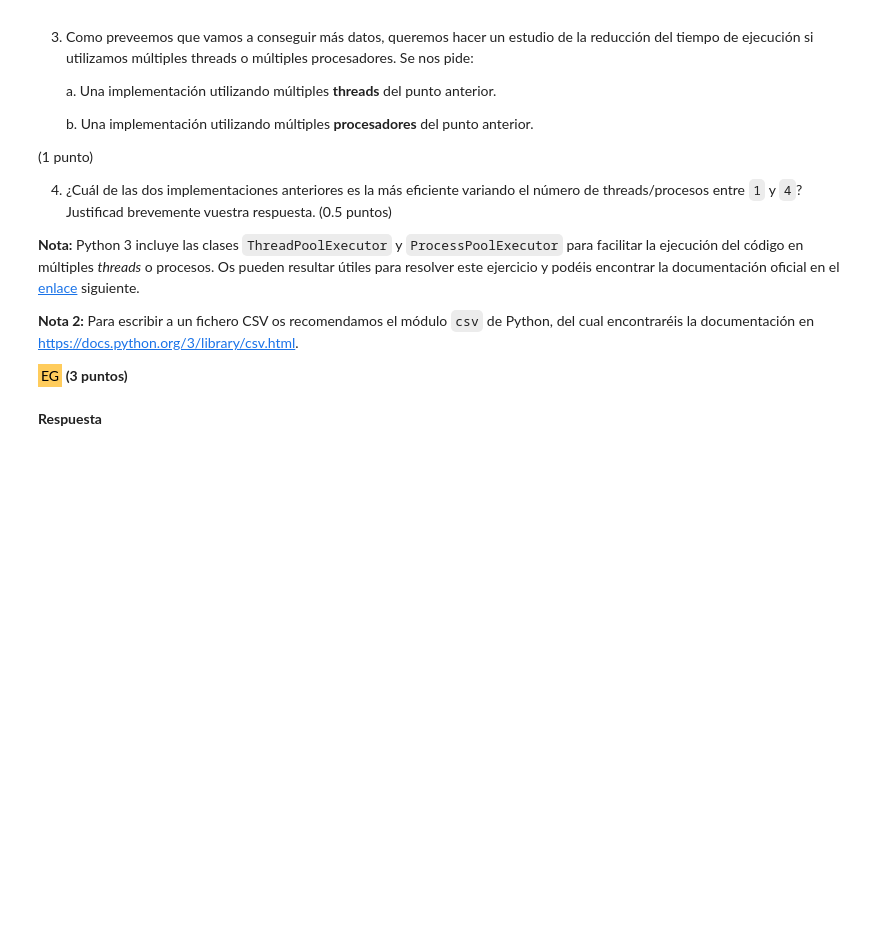
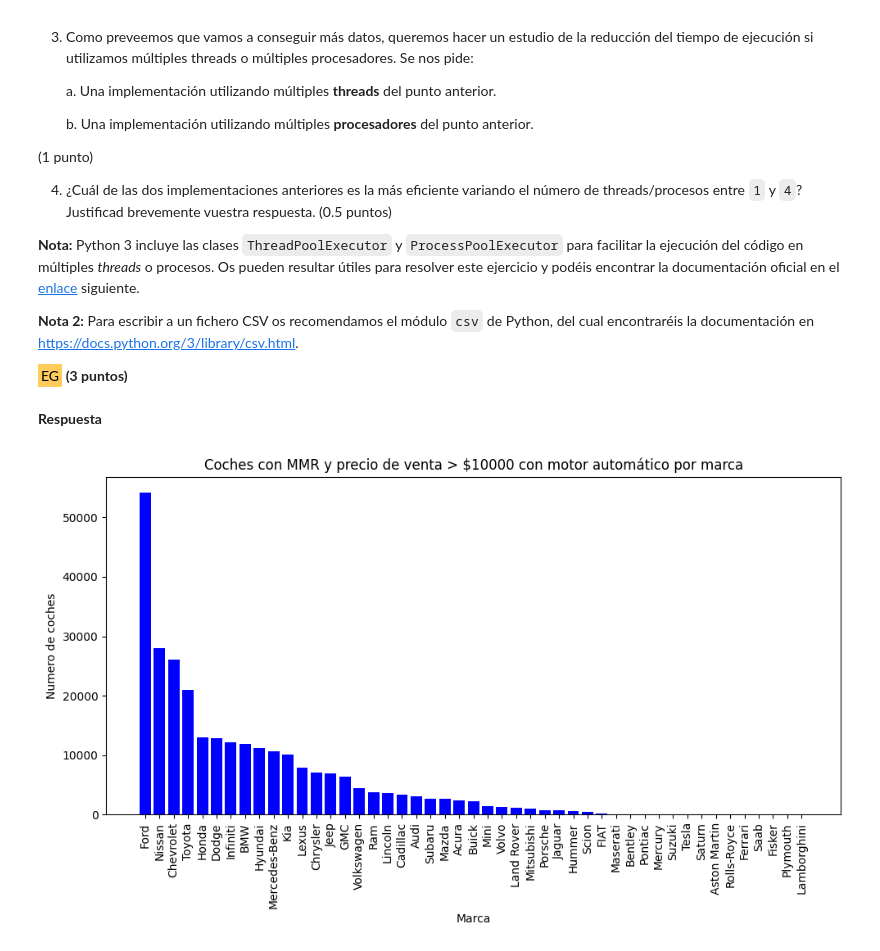
Before and after one commit to aloarte/pcd_solutions, a Jupyter notebook: PEC3/ES-PEC3-enun.ipynb, the cells around one changed output. Drawn from its saved outputs; the diff is of its cells as text; code cells hidden in the pictures; blank space fills up the shorter version.

Commit message:
PAC3 Ejercicio 5.1

```diff
--- a/PEC3/ES-PEC3-enun.ipynb
+++ b/PEC3/ES-PEC3-enun.ipynb
@@ -608,3 +608,94 @@ Como prueba de concepto nos piden hacer un implementación **secuencial**, es de
 <span style="font-family: Courier New; background-color: #ffcc5c; color: #000000; padding: 3px; ">EG</span> **(3 puntos)**
 # %% [markdown]
 **Respuesta**
+# %%
+import csv
+import matplotlib.pyplot as plt
+
+# Ejercicio 5.1
+
+def get_transmission_translate(transmission:str) -> str:
+    """
+    Traduce el texto de la trasmisión de inglés a español
+
+    :param transmission: texto en inglés
+    :return: texto traducido
+    """
+    if transmission=="automatic":
+        return "automático"
+    elif transmission=="manual":
+        return "manual"
+    else:
+        return "sin definir"
+
+def plot_data(car_makes:list, car_counts:list, transmission_criteria:str):
+    """
+    Dibuja en una gráfica los datos de las marcas de los coches y su número,
+    marcando en el índice el tipo de trasmisión que tienen los datos.
+
+    :param car_makes: lista con los marcas de los coches
+    :param car_counts: lista con el conteo de coches por marca
+    :param transmission_criteria: tipo de trasmisión de los coches
+    """
+    plt.figure(figsize=(10, 6))
+    plt.bar(car_makes, car_counts, color='blue')
+    plt.xlabel('Marca')
+    plt.ylabel('Numero de coches')
+    plt.title(f'Coches con MMR y precio de venta > $10000 con motor {get_transmission_translate(transmission_criteria)} por marca')
+    plt.xticks(rotation=90)
+    plt.tight_layout()
+    plt.show()
+
+def read_and_group_file(csv_file:str,transmission_criteria:str) -> dict:
+    """
+    Lee el fichero CSV a partir de un path para agrupar todos los
+    coches que cumplan la condición bajo la misma marca y contarlos.
+
+    :param csv_file: ruta al CSV con los datos
+    :param transmission_criteria: tipo de trasmisión de los coches
+    """
+    # Uso un diccionario donde guardaré como clave la marca y como valor el conteo
+    grouped_cars_by_make = {}
+    with open(csv_file, 'r') as file:
+        # Leo el fichero usando la librería CSV
+        reader = csv.DictReader(file)
+        # Recorro row por row (una row es cada coche) el fichero
+        for row in reader:
+            # Extraigo los 3 campos relevantes a contrastar de cada coche
+            mmr = float(row['mmr'])
+            selling_price = float(row['sellingprice'])
+            is_automatic = row['transmission'] == transmission_criteria
+            # Si cumple la condición propuesta en el enunciado, se añade
+            if mmr > 10000 and selling_price > 10000 and is_automatic:
+                # Extraigo la marca del coche que añadiremos al diccionario
+                make = row['make']
+                # Si no estaba en el diccionario, creo esa entrada de la marca con 1 coche
+                if make not in grouped_cars_by_make:
+                    grouped_cars_by_make[make] = 1
+                # En caso de ya estar, simplemente aumento el valor para esa clave (marca)
+                else:
+                    grouped_cars_by_make[make] += 1
+    # Devuelvo el diccionario con los datos procesados
+    return grouped_cars_by_make
+
+def calculate_and_plot(csv_file:str, transmission_criteria:str):
+    """
+    Coordina las tareas de la lectura y procesamiento de los datos y su representación
+    en un gráfico. En el camino también se encarga de ordenar los datos para que aparezcan
+    en orden descendiente
+
+    :param csv_file: ruta al CSV con los datos
+    :param transmission_criteria: tipo de trasmisión de los coches
+    """
+    # Obtengo los datos del CSV
+    grouped_cars = read_and_group_file(csv_file,transmission_criteria)
+    # Los ordeno de manera descendiente por su valor
+    sorted_filtered_data = dict(sorted(grouped_cars.items(), key=lambda item: item[1], reverse=True))
+    # Dibujo en una gráfica los datos ordenados
+    plot_data(list(sorted_filtered_data.keys()),list(sorted_filtered_data.values()),transmission_criteria)
+
+# Uso la función creada para pintar ambas gráficas
+calculate_and_plot("data/car_prices.csv","automatic")
+calculate_and_plot("data/car_prices.csv","manual")
+# %% [output]
+[figure, added]
```
Also changed, not shown: parts of 1 cell of this notebook.
